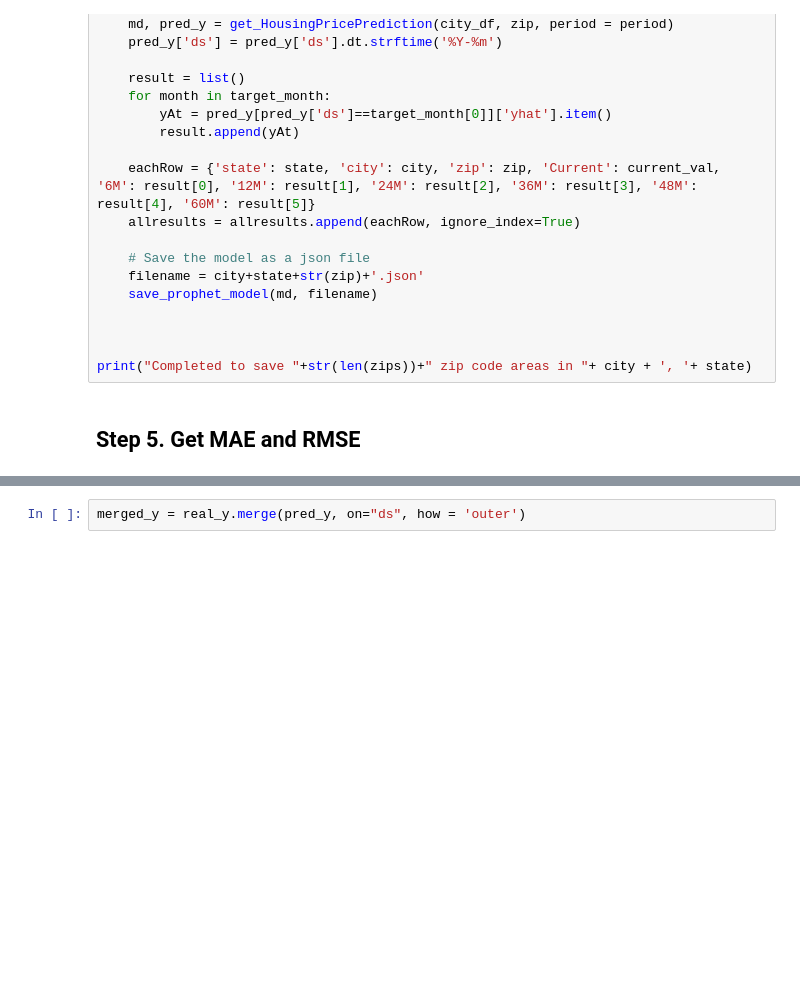
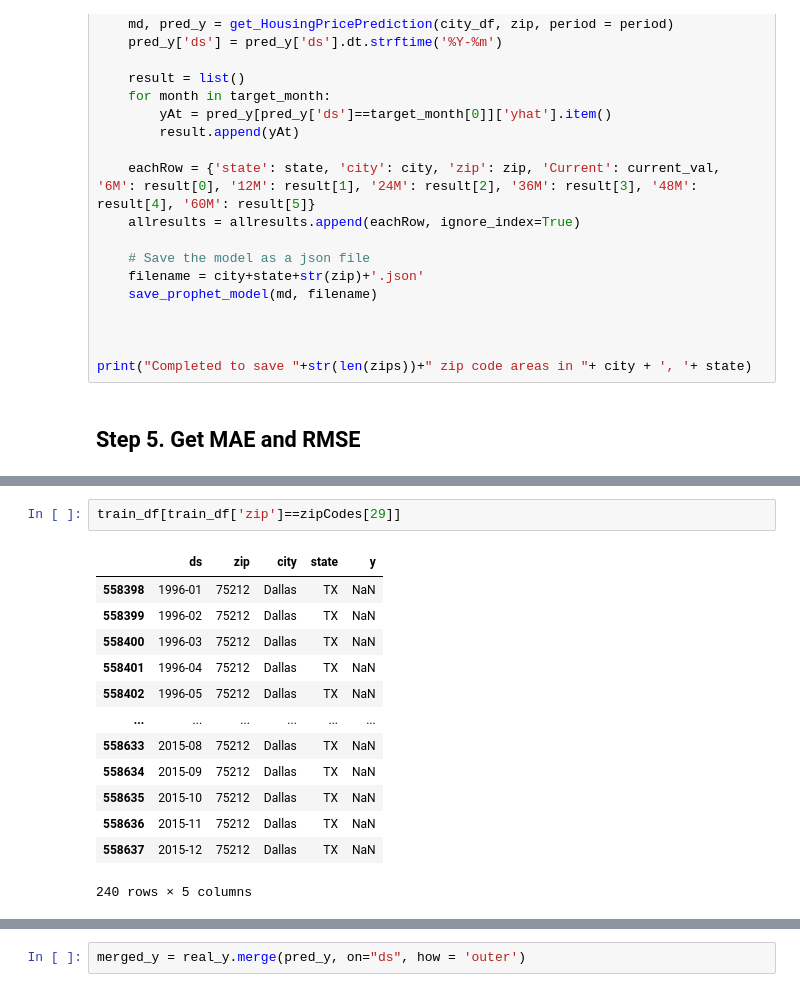
Before and after one commit to jeonghojo00/HousingPricePrediction, a Jupyter notebook: HousingPrice_Prophet_byZip.ipynb, the cells around one changed output, grey strips where cells are left out. Cells and saved outputs as stored; diff of their text form; blank space fills up the shorter version.

```diff
--- a/HousingPrice_Prophet_byZip.ipynb
+++ b/HousingPrice_Prophet_byZip.ipynb
@@ -411,0 +457,16 @@ df = load_data()
+# %%
+train_df[train_df['zip']==zipCodes[29]]
+# %% [output]
+|  | ds | zip | city | state | y |
+| 558398 | 1996-01 | 75212 | Dallas | TX | NaN |
+| 558399 | 1996-02 | 75212 | Dallas | TX | NaN |
+| 558400 | 1996-03 | 75212 | Dallas | TX | NaN |
+| 558401 | 1996-04 | 75212 | Dallas | TX | NaN |
+| 558402 | 1996-05 | 75212 | Dallas | TX | NaN |
+| ... | ... | ... | ... | ... | ... |
+| 558633 | 2015-08 | 75212 | Dallas | TX | NaN |
+| 558634 | 2015-09 | 75212 | Dallas | TX | NaN |
+| 558635 | 2015-10 | 75212 | Dallas | TX | NaN |
+| 558636 | 2015-11 | 75212 | Dallas | TX | NaN |
+| 558637 | 2015-12 | 75212 | Dallas | TX | NaN |
+240 rows × 5 columns
```
Also changed, not shown: parts of 19 cells of this notebook.
